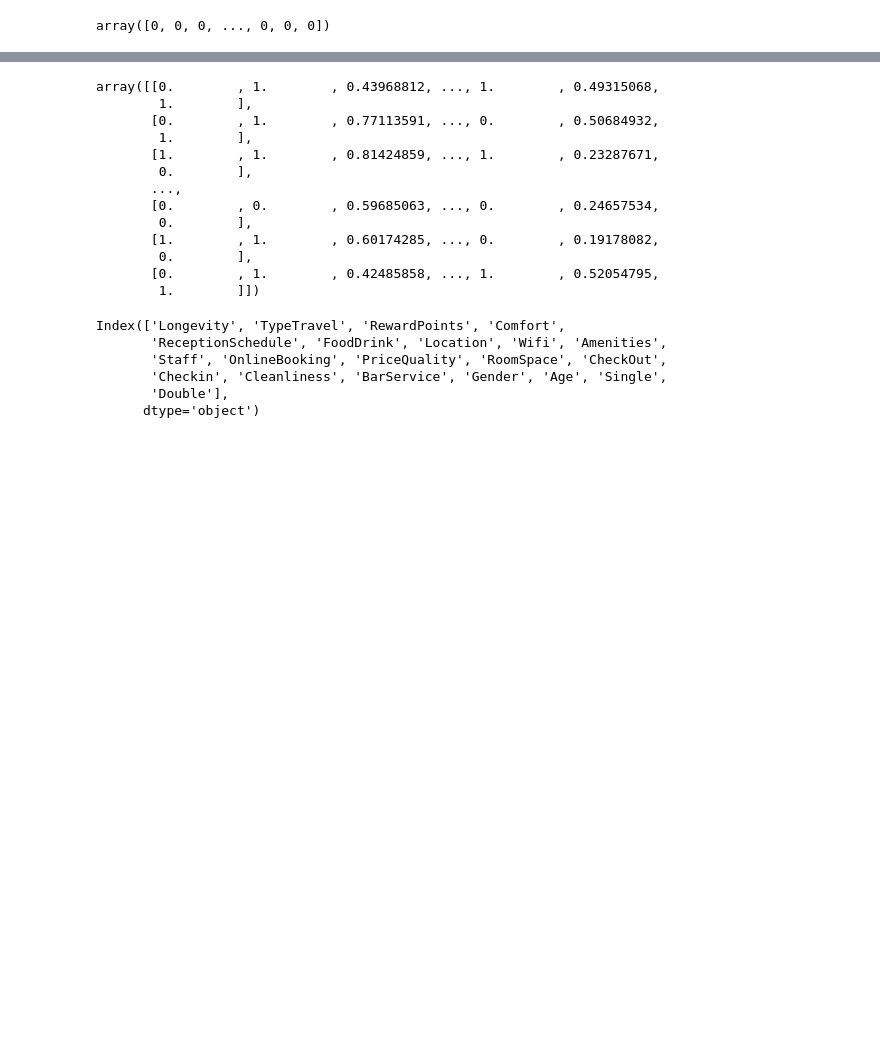
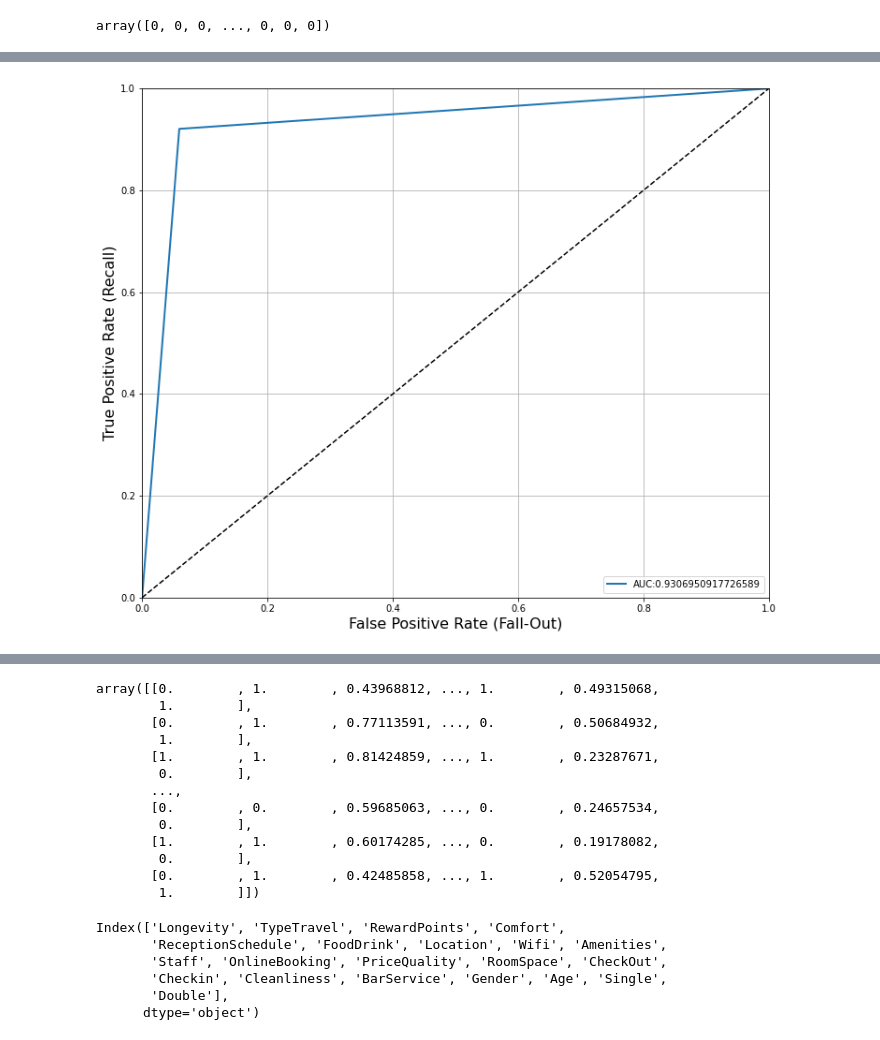
Before and after one commit to jorgecompleto/Churn-Supervised-Learning-Project, a Jupyter notebook: Churn Classifier - Supervised Learning.ipynb, the cells around one changed output, grey strips where cells are left out. Cells and saved outputs as stored; diff of their text form; code cells hidden in the pictures; blank space fills up the shorter version.

```diff
--- a/Churn Classifier - Supervised Learning.ipynb
+++ b/Churn Classifier - Supervised Learning.ipynb
@@ -1227,8 +1241,8 @@ F1 Score:
 # %%
 from sklearn.metrics import roc_curve, roc_auc_score
 
-fpr, tpr, thresholds = roc_curve(y_val, y_pred)
-auc = roc_auc_score(y_val, y_pred)
+fpr, tpr, thresholds = roc_curve(y_val, y_pred_log_reg)
+auc = roc_auc_score(y_val, y_pred_log_reg)
 # %%
 def plot_roc_curve(fpr, tpr, label = 'AUC= ' + str(auc)):
     plt.plot(fpr, tpr, linewidth = 2, label = label)
@@ -1311,8 +1325,8 @@ After fitting the Logistic Regression on both datasets, with and without the fea
 In fact when we remove the features Wifi, Cleanliness and Double we end up with a model that overfits the training data more that the model trained on the entire dataset. \
 We will try to train other models that might fit better our data, namely SVM, Decision Trees, Random Forest, XGBoost, and Neural Networks.
 # %%
-fpr, tpr, thresholds = roc_curve(y_val, y_pred_2)
-auc = roc_auc_score(y_val, y_pred_2)
+fpr_log, tpr_log, thresholds = roc_curve(y_val, y_pred_log_reg_2)
+auc_log = roc_auc_score(y_val, y_pred_log_reg_2)
 # %%
 def plot_roc_curve(fpr, tpr, label = 'AUC= ' + str(auc)):
     plt.plot(fpr, tpr, linewidth = 2, label = label)
@@ -1340,4 +1354,4 @@ plt.show()
 # %%
 from sklearn.svm import SVC
 # %%
-model_svm = SVC(C = 1, kernel = 'rbf')
+model_svm = SVC(C = 0.8, kernel = 'rbf', gamma= 1, degree= 2)
@@ -1576,0 +1565,23 @@ plt.show()
+# %%
+fpr_svm, tpr_svm, thresholds = roc_curve(y_val, y_pred_svm_2)
+auc_svm = roc_auc_score(y_val, y_pred_svm_2)
+# %%
+def plot_roc_curve(fpr, tpr, label = 'AUC= ' + str(auc)):
+    plt.plot(fpr, tpr, linewidth = 2, label = label)
+    plt.plot([0, 1], [0, 1], 'k--') # dashed diagonal
+    plt.axis([0, 1, 0, 1])
+    plt.xlabel('False Positive Rate (Fall-Out)', fontsize=16)
+    plt.ylabel('True Positive Rate (Recall)', fontsize=16)
+    plt.grid(True)
+
+plt.figure(figsize=(12, 10))
+plot_roc_curve(fpr_svm, tpr_svm, label = 'AUC:' + str(auc_svm))
+plt.legend(loc = 4)
+#fpr_90 = fpr[np.argmax(tpr >= recall_90_precision)]
+#plt.plot([fpr_90, fpr_90], [0., recall_90_precision], "r:")
+#plt.plot([0.0, fpr_90], [recall_90_precision, recall_90_precision], "r:")
+#plt.plot([fpr_90], [recall_90_precision], "ro")
+#save_fig("roc_curve_plot")
+plt.show()
+# %% [output]
+[figure, added]
```
Also changed, not shown: parts of 281 cells of this notebook.
